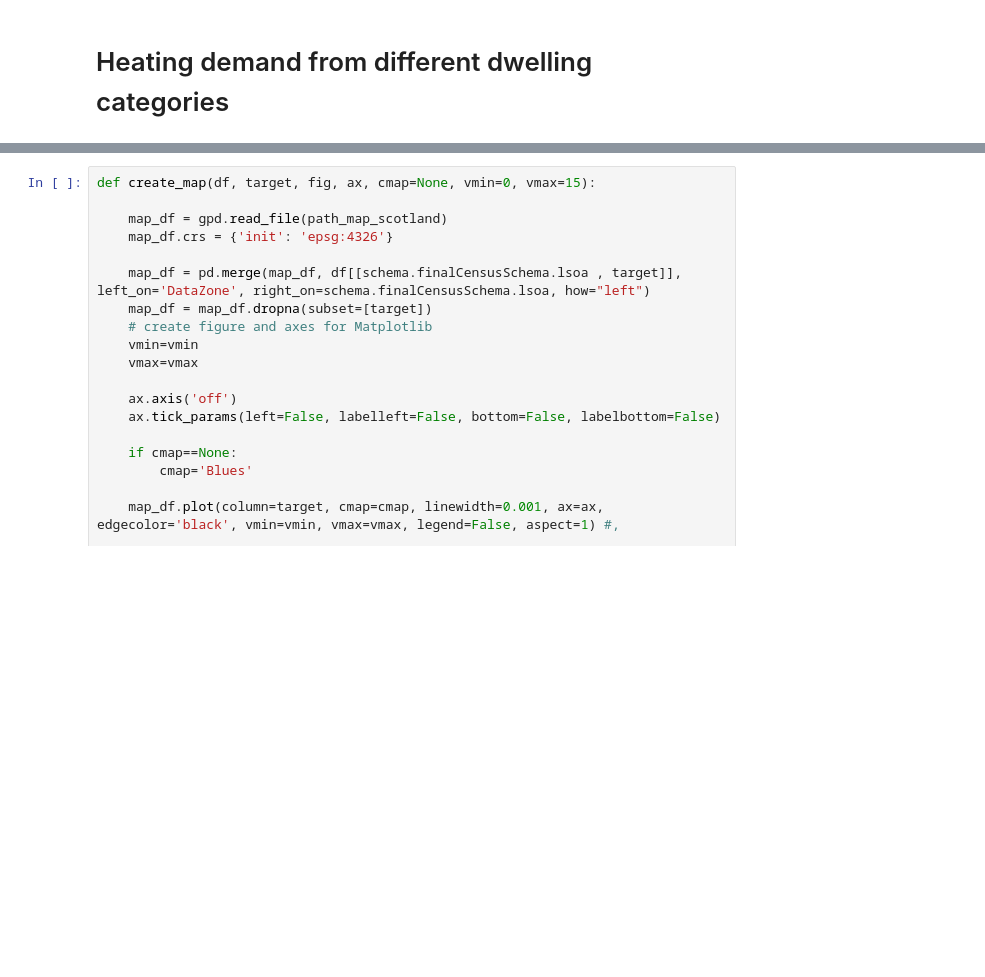
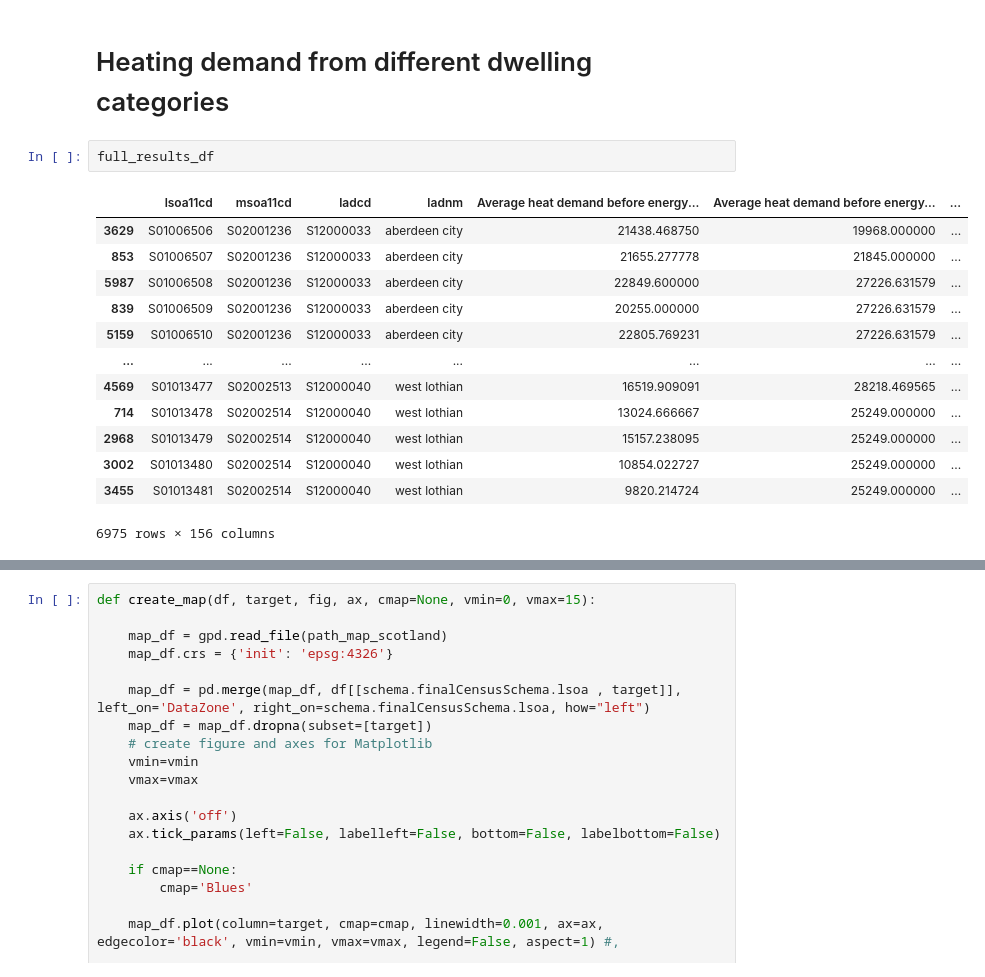
Before and after one commit to AlexandreLab/heat_estimation_scotland, a Jupyter notebook: notebooks/heat_demand_visualisation.ipynb, the cells around one changed output, grey strips where cells are left out. Drawn from its saved outputs; the diff is of its cells as text; blank space fills up the shorter version.

```diff
--- a/notebooks/heat_demand_visualisation.ipynb
+++ b/notebooks/heat_demand_visualisation.ipynb
@@ -161,6 +162,22 @@ Heat supplied (TWh)    0.761918
 dtype: float64
 # %% [markdown]
 # Heating demand from different dwelling categories
+# %%
+full_results_df
+# %% [output]
+|  | lsoa11cd | msoa11cd | ladcd | ladnm | Average heat demand before energy... | Average heat demand before energy... | ... |
+| 3629 | S01006506 | S02001236 | S12000033 | aberdeen city | 21438.468750 | 19968.000000 | ... |
+| 853 | S01006507 | S02001236 | S12000033 | aberdeen city | 21655.277778 | 21845.000000 | ... |
+| 5987 | S01006508 | S02001236 | S12000033 | aberdeen city | 22849.600000 | 27226.631579 | ... |
+| 839 | S01006509 | S02001236 | S12000033 | aberdeen city | 20255.000000 | 27226.631579 | ... |
+| 5159 | S01006510 | S02001236 | S12000033 | aberdeen city | 22805.769231 | 27226.631579 | ... |
+| ... | ... | ... | ... | ... | ... | ... | ... |
+| 4569 | S01013477 | S02002513 | S12000040 | west lothian | 16519.909091 | 28218.469565 | ... |
+| 714 | S01013478 | S02002514 | S12000040 | west lothian | 13024.666667 | 25249.000000 | ... |
+| 2968 | S01013479 | S02002514 | S12000040 | west lothian | 15157.238095 | 25249.000000 | ... |
+| 3002 | S01013480 | S02002514 | S12000040 | west lothian | 10854.022727 | 25249.000000 | ... |
+| 3455 | S01013481 | S02002514 | S12000040 | west lothian | 9820.214724 | 25249.000000 | ... |
+6975 rows × 156 columns
 # %%
 tidy_df = create_tidy_df(full_results_df)
 sns.boxplot(data=tidy_df, y ='Dwelling category', x="Average annual heat demand before energy efficiency measures (kWh)")
```
Also changed, not shown: parts of 7 cells of this notebook, 6 other files.
